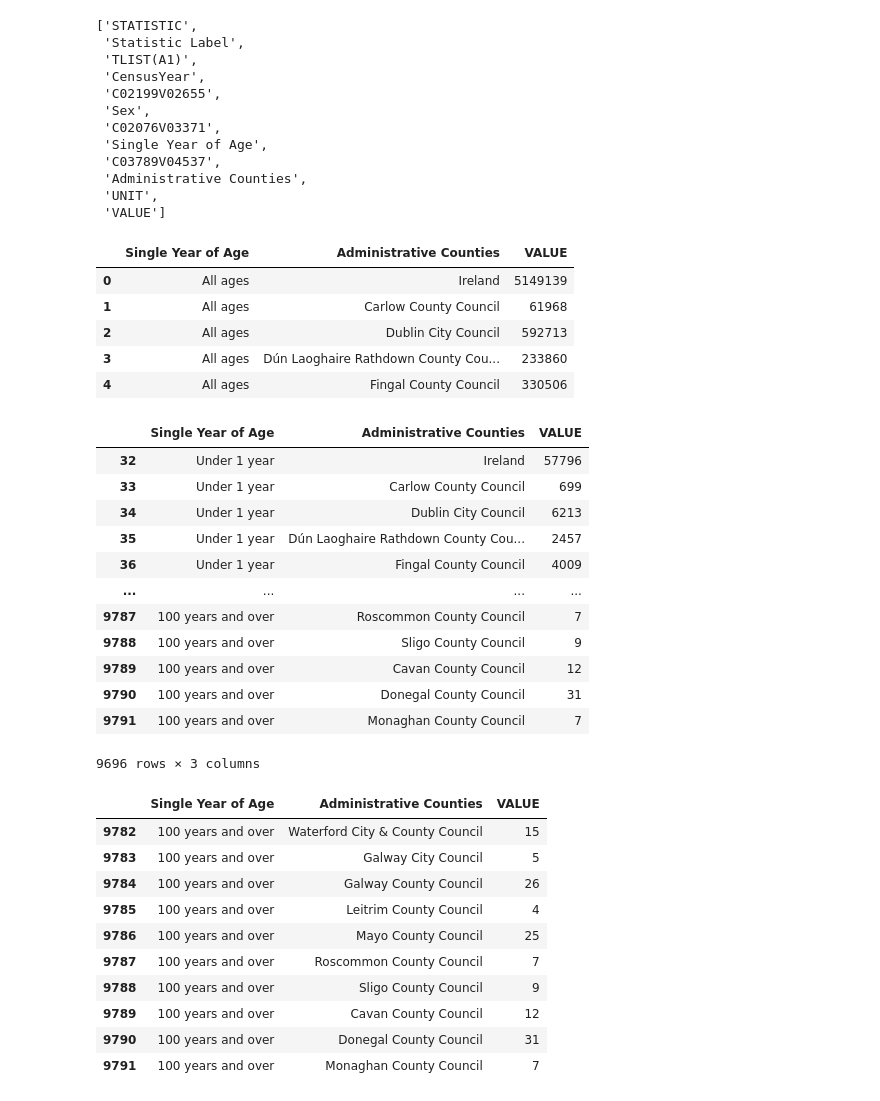
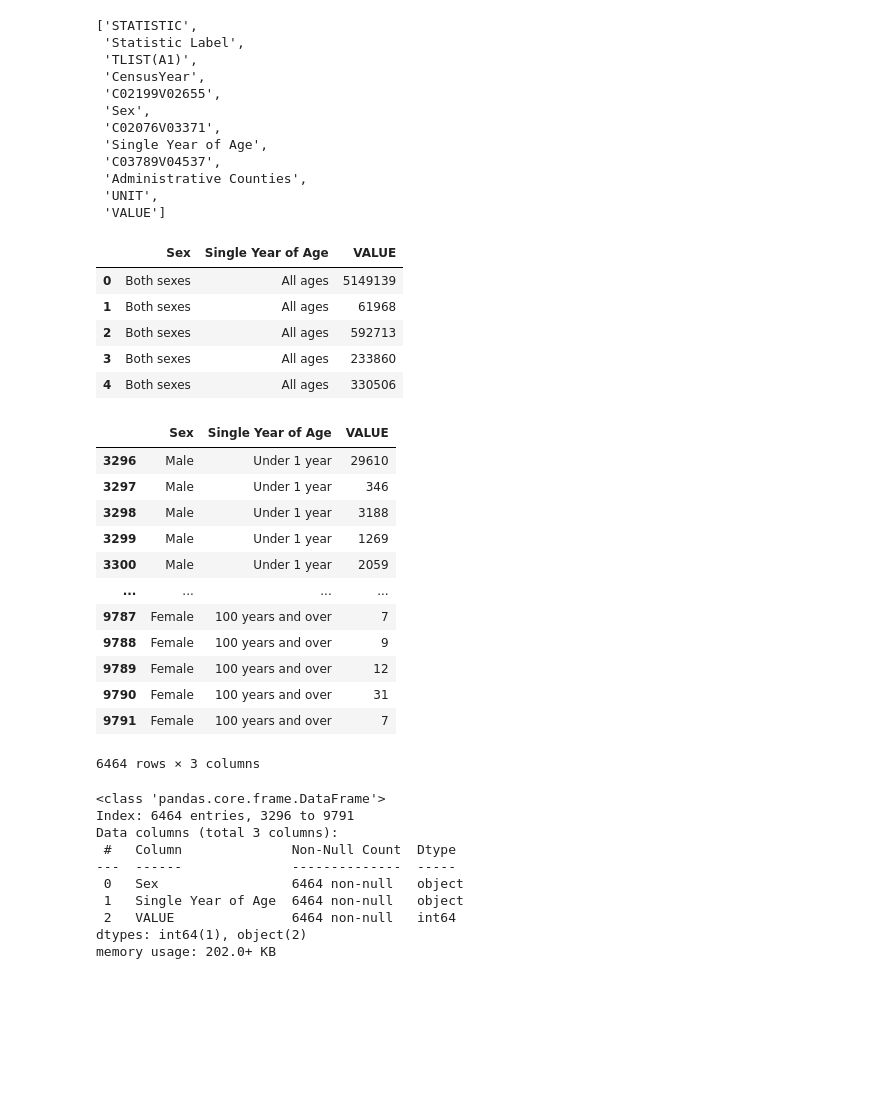
Before and after one commit to irenecelebrin/programming-for-data-analytics, a Jupyter notebook: my-tasks/assignment05-population.ipynb, the cells around one changed output. Cells and saved outputs as stored; diff of their text form; code cells hidden in the pictures; blank space fills up the shorter version.

```diff
--- a/my-tasks/assignment05-population.ipynb
+++ b/my-tasks/assignment05-population.ipynb
@@ -45,53 +46,53 @@ headers
  'VALUE']
 # %%
 # remove unneeded columns. See: https://pandas.pydata.org/docs/reference/api/pandas.DataFrame.drop.html
-col_to_drop = ['STATISTIC', 'Statistic Label','TLIST(A1)','CensusYear','C02199V02655','Sex','C02076V03371','C03789V04537','UNIT']
+col_to_drop = ['STATISTIC', 'Statistic Label','TLIST(A1)','CensusYear','C02199V02655','C02076V03371','C03789V04537','Administrative Counties','UNIT']
 df = df.drop(columns=col_to_drop)
 
 df.head(5)
 # %% [output]
-|  | Single Year of Age | Administrative Counties | VALUE |
-| 0 | All ages | Ireland | 5149139 |
-| 1 | All ages | Carlow County Council | 61968 |
-| 2 | All ages | Dublin City Council | 592713 |
-| 3 | All ages | Dún Laoghaire Rathdown County Cou... | 233860 |
-| 4 | All ages | Fingal County Council | 330506 |
+|  | Sex | Single Year of Age | VALUE |
+| 0 | Both sexes | All ages | 5149139 |
+| 1 | Both sexes | All ages | 61968 |
+| 2 | Both sexes | All ages | 592713 |
+| 3 | Both sexes | All ages | 233860 |
+| 4 | Both sexes | All ages | 330506 |
 # %%
 # remove unneeded rows
-# remove rows where 'Single Year of Age' is 'All ages'
+# remove rows where 'Single Year of Age' is 'All ages', and 'Sex' is 'Both sexes'
 df = df[df['Single Year of Age'] != 'All ages']
-
-
+df = df[df['Sex'] != 'Both sexes']
 
 df
 # %% [output]
-|  | Single Year of Age | Administrative Counties | VALUE |
-| 32 | Under 1 year | Ireland | 57796 |
-| 33 | Under 1 year | Carlow County Council | 699 |
-| 34 | Under 1 year | Dublin City Council | 6213 |
-| 35 | Under 1 year | Dún Laoghaire Rathdown County Cou... | 2457 |
-| 36 | Under 1 year | Fingal County Council | 4009 |
+|  | Sex | Single Year of Age | VALUE |
+| 3296 | Male | Under 1 year | 29610 |
+| 3297 | Male | Under 1 year | 346 |
+| 3298 | Male | Under 1 year | 3188 |
+| 3299 | Male | Under 1 year | 1269 |
+| 3300 | Male | Under 1 year | 2059 |
 | ... | ... | ... | ... |
-| 9787 | 100 years and over | Roscommon County Council | 7 |
-| 9788 | 100 years and over | Sligo County Council | 9 |
-| 9789 | 100 years and over | Cavan County Council | 12 |
-| 9790 | 100 years and over | Donegal County Council | 31 |
-| 9791 | 100 years and over | Monaghan County Council | 7 |
+| 9787 | Female | 100 years and over | 7 |
+| 9788 | Female | 100 years and over | 9 |
+| 9789 | Female | 100 years and over | 12 |
+| 9790 | Female | 100 years and over | 31 |
+| 9791 | Female | 100 years and over | 7 |
-9696 rows × 3 columns
+6464 rows × 3 columns
 # %%
-# re-format. year value for "Under 1 year" to 0
-df['Single Year of Age'] = df['Single Year of Age'].replace('Under 1 year', 0)
+# re-format year value for "Under 1 year" to 0, remove non-numeric characters
+df['Single Year of Age'] = df['Single Year of Age'].str.replace('Under 1 year', '0')
+df['Single Year of Age'] = df['Single Year of Age'].replace('[^\d]','', regex=True)
 
-df.tail(10)
+# verify value types to make sure numerical values are integers
+df.info()
 # %% [output]
-|  | Single Year of Age | Administrative Counties | VALUE |
-| 9782 | 100 years and over | Waterford City & County Council | 15 |
-| 9783 | 100 years and over | Galway City Council | 5 |
-| 9784 | 100 years and over | Galway County Council | 26 |
-| 9785 | 100 years and over | Leitrim County Council | 4 |
-| 9786 | 100 years and over | Mayo County Council | 25 |
-| 9787 | 100 years and over | Roscommon County Council | 7 |
-| 9788 | 100 years and over | Sligo County Council | 9 |
-| 9789 | 100 years and over | Cavan County Council | 12 |
-| 9790 | 100 years and over | Donegal County Council | 31 |
-| 9791 | 100 years and over | Monaghan County Council | 7 |
+<class 'pandas.core.frame.DataFrame'>
+Index: 6464 entries, 3296 to 9791
+Data columns (total 3 columns):
+ #   Column              Non-Null Count  Dtype
+---  ------              --------------  -----
+ 0   Sex                 6464 non-null   object
+ 1   Single Year of Age  6464 non-null   object
+ 2   VALUE               6464 non-null   int64
+dtypes: int64(1), object(2)
+memory usage: 202.0+ KB
```
Also changed, not shown: parts of 12 cells of this notebook, 2 other files.
